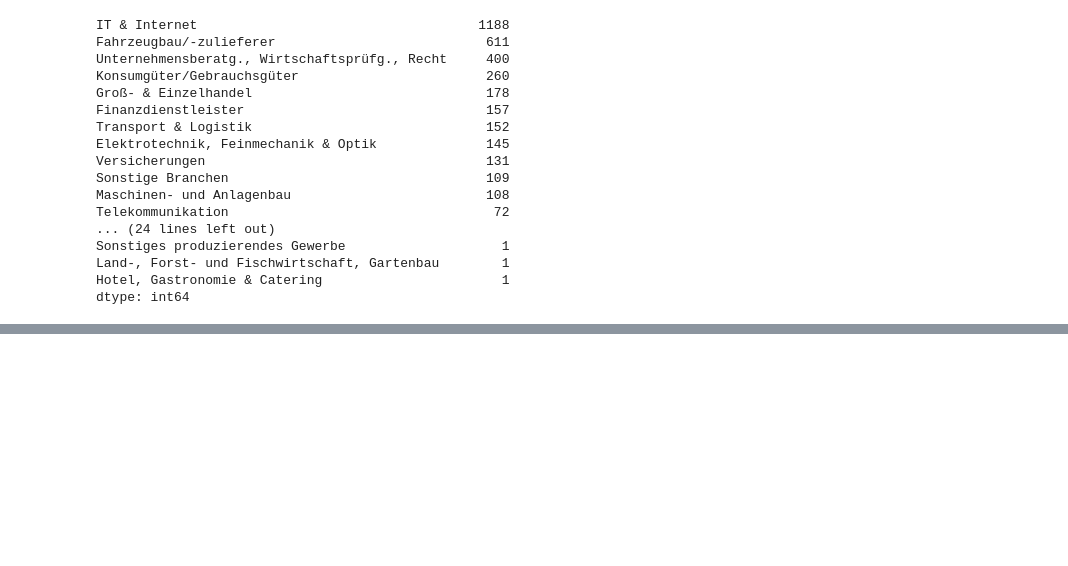
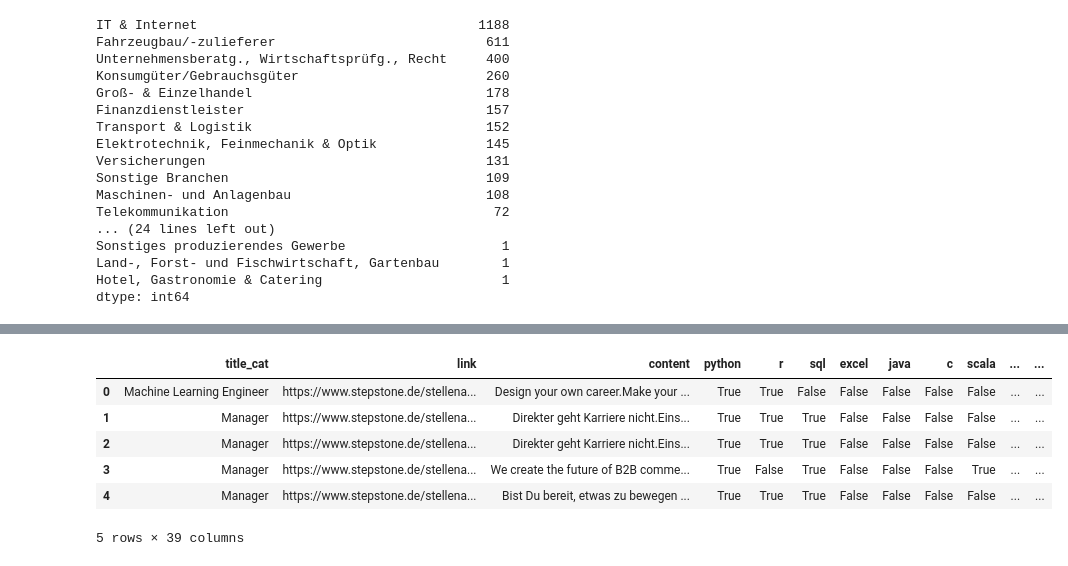
Before and after one commit to Joachim93/Data-Science-Job-Analysis, a Jupyter notebook: Data_Cleaning.ipynb, the cells around one changed output, grey strips where cells are left out. Cells and saved outputs as stored; diff of their text form; code cells hidden in the pictures; blank space fills up the shorter version.

```diff
--- a/Data_Cleaning.ipynb
+++ b/Data_Cleaning.ipynb
@@ -816,0 +925,10 @@ dtype: int64
+# %%
+df2.head()
+# %% [output]
+|  | title_cat | link | content | python | r | sql | excel | java | c | scala | ... | ... |
+| 0 | Machine Learning Engineer | https://www.stepstone.de/stellena... | Design your own career.Make your ... | True | True | False | False | False | False | False | ... | ... |
+| 1 | Manager | https://www.stepstone.de/stellena... | Direkter geht Karriere nicht.Eins... | True | True | True | False | False | False | False | ... | ... |
+| 2 | Manager | https://www.stepstone.de/stellena... | Direkter geht Karriere nicht.Eins... | True | True | True | False | False | False | False | ... | ... |
+| 3 | Manager | https://www.stepstone.de/stellena... | We create the future of B2B comme... | True | False | True | False | False | False | True | ... | ... |
+| 4 | Manager | https://www.stepstone.de/stellena... | Bist Du bereit, etwas zu bewegen ... | True | True | True | False | False | False | False | ... | ... |
+5 rows × 39 columns
```
Also changed, not shown: parts of 17 cells of this notebook, 1 other file.
